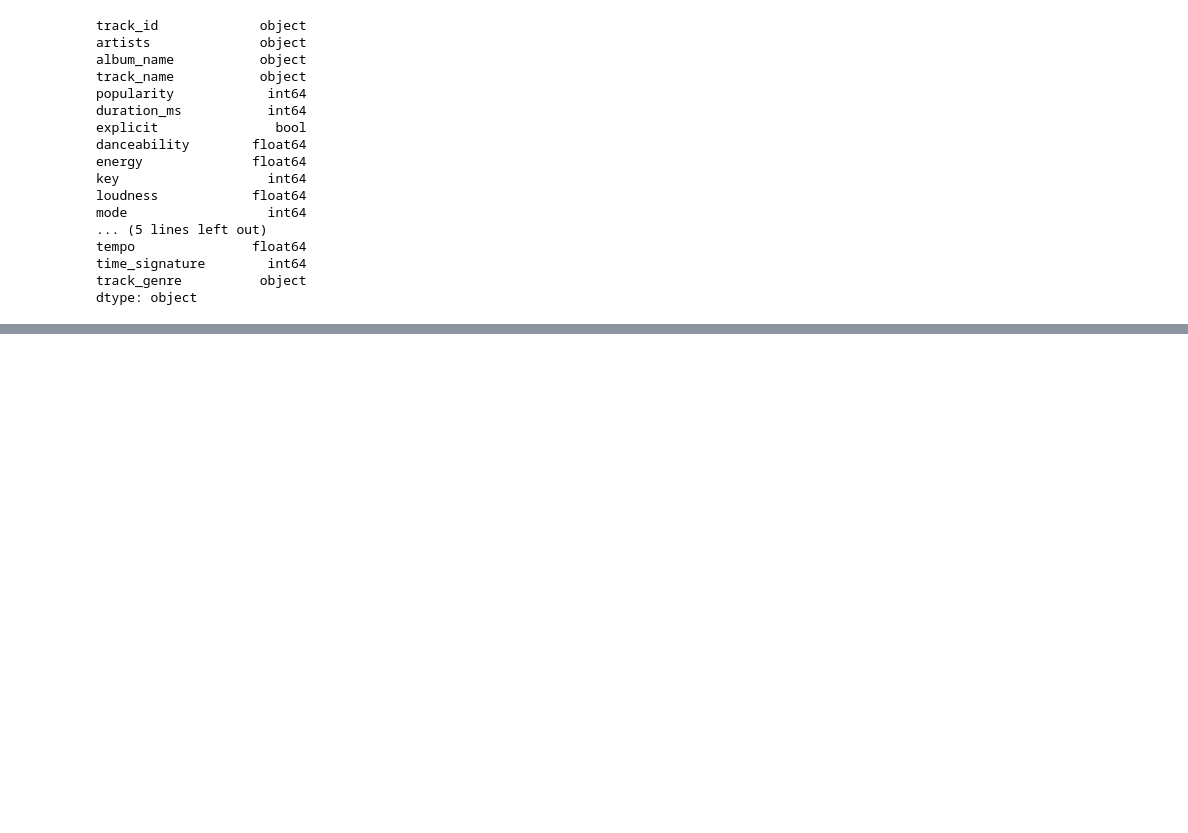
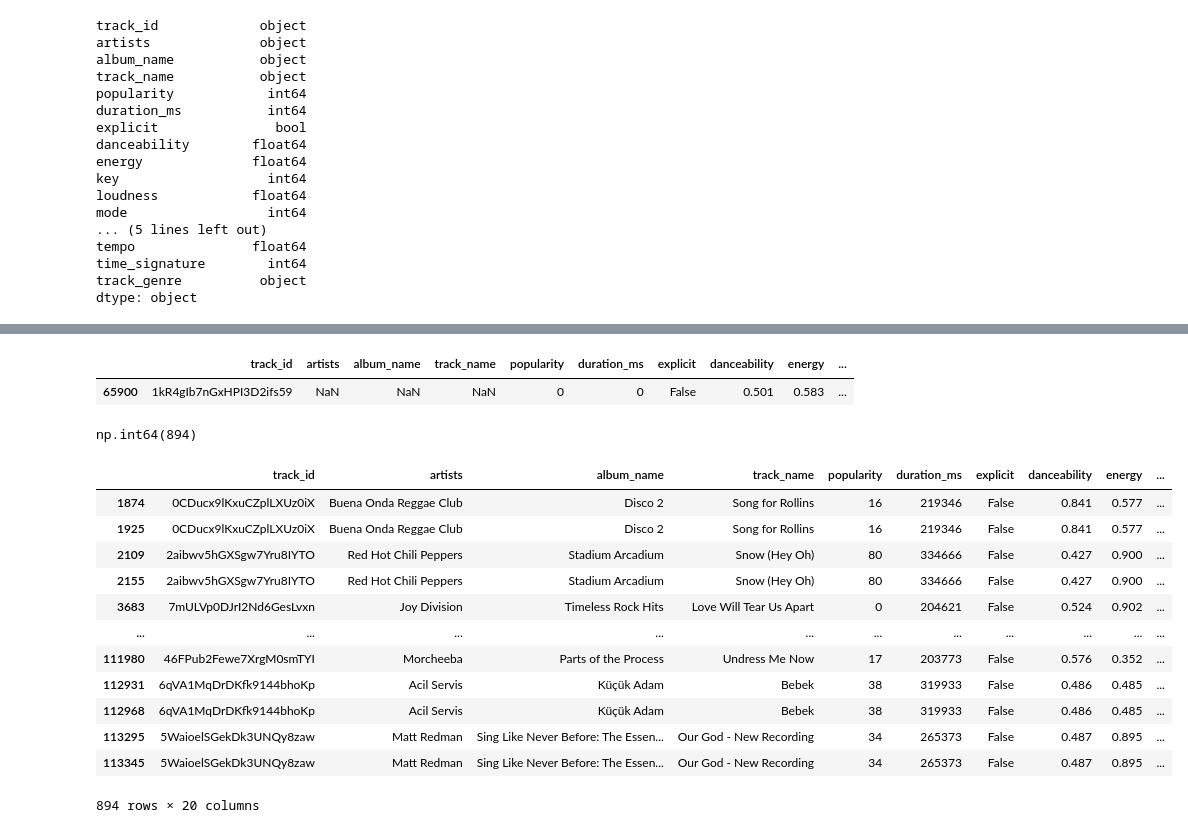
Before and after one commit to rhyman7/spotify_eda_ryan_hyman, a Jupyter notebook: spotify.ipynb, the cells around one changed output, grey strips where cells are left out. Saved outputs shown, nothing was run; the diff lists cells and outputs as text; code cells hidden in the pictures; blank space fills up the shorter version.

Commit message:
third commit locating the duplicates

```diff
--- a/spotify.ipynb
+++ b/spotify.ipynb
@@ -62,0 +86,32 @@ dtype: object
+# %%
+#view rows with missing values in the 'artists' column
+#this row contains all the missing values in the dataset
+df.loc[df["artists"].isna()]
+# %% [output]
+|  | track_id | artists | album_name | track_name | popularity | duration_ms | explicit | danceability | energy | ... |
+| 65900 | 1kR4gIb7nGxHPI3D2ifs59 | NaN | NaN | NaN | 0 | 0 | False | 0.501 | 0.583 | ... |
+# %%
+#check for duplicate rows (True means duplicate row, False means unique row)
+#keep=first marks duplicates as True except for the first occurrence
+#keep=last marks duplicates as True except for the last occurrence
+#keep=False marks all duplicates as True
+df.duplicated(keep=False).sum()
+# %% [output]
+np.int64(894)
+# %%
+#view duplicate rows
+df.loc[df.duplicated(keep=False)]
+# %% [output]
+|  | track_id | artists | album_name | track_name | popularity | duration_ms | explicit | danceability | energy | ... |
+| 1874 | 0CDucx9lKxuCZplLXUz0iX | Buena Onda Reggae Club | Disco 2 | Song for Rollins | 16 | 219346 | False | 0.841 | 0.577 | ... |
+| 1925 | 0CDucx9lKxuCZplLXUz0iX | Buena Onda Reggae Club | Disco 2 | Song for Rollins | 16 | 219346 | False | 0.841 | 0.577 | ... |
+| 2109 | 2aibwv5hGXSgw7Yru8IYTO | Red Hot Chili Peppers | Stadium Arcadium | Snow (Hey Oh) | 80 | 334666 | False | 0.427 | 0.900 | ... |
+| 2155 | 2aibwv5hGXSgw7Yru8IYTO | Red Hot Chili Peppers | Stadium Arcadium | Snow (Hey Oh) | 80 | 334666 | False | 0.427 | 0.900 | ... |
+| 3683 | 7mULVp0DJrI2Nd6GesLvxn | Joy Division | Timeless Rock Hits | Love Will Tear Us Apart | 0 | 204621 | False | 0.524 | 0.902 | ... |
+| ... | ... | ... | ... | ... | ... | ... | ... | ... | ... | ... |
+| 111980 | 46FPub2Fewe7XrgM0smTYI | Morcheeba | Parts of the Process | Undress Me Now | 17 | 203773 | False | 0.576 | 0.352 | ... |
+| 112931 | 6qVA1MqDrDKfk9144bhoKp | Acil Servis | Küçük Adam | Bebek | 38 | 319933 | False | 0.486 | 0.485 | ... |
+| 112968 | 6qVA1MqDrDKfk9144bhoKp | Acil Servis | Küçük Adam | Bebek | 38 | 319933 | False | 0.486 | 0.485 | ... |
+| 113295 | 5WaioelSGekDk3UNQy8zaw | Matt Redman | Sing Like Never Before: The Essen... | Our God - New Recording | 34 | 265373 | False | 0.487 | 0.895 | ... |
+| 113345 | 5WaioelSGekDk3UNQy8zaw | Matt Redman | Sing Like Never Before: The Essen... | Our God - New Recording | 34 | 265373 | False | 0.487 | 0.895 | ... |
+894 rows × 20 columns
```
Also changed, not shown: parts of 3 cells of this notebook.
